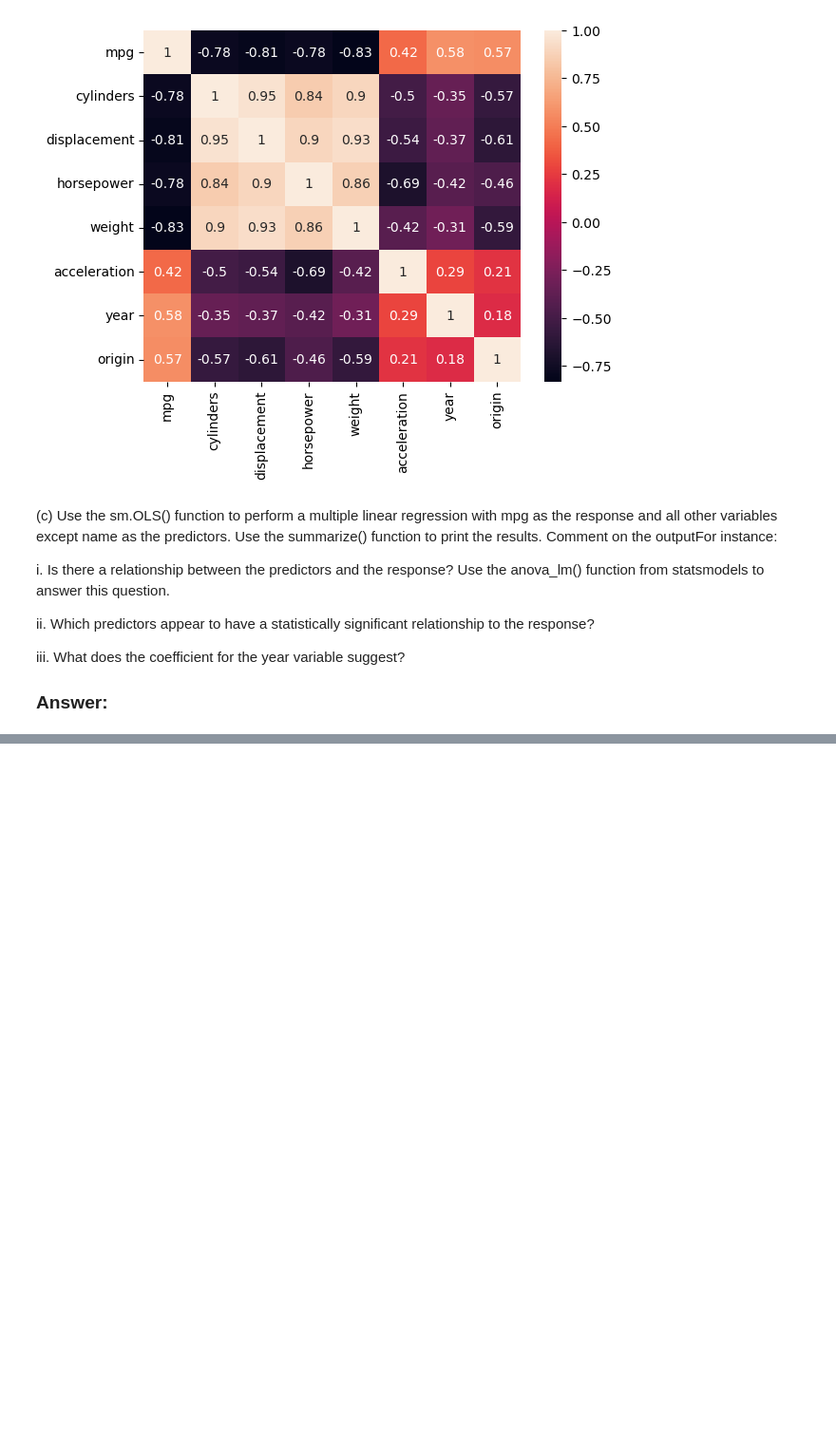
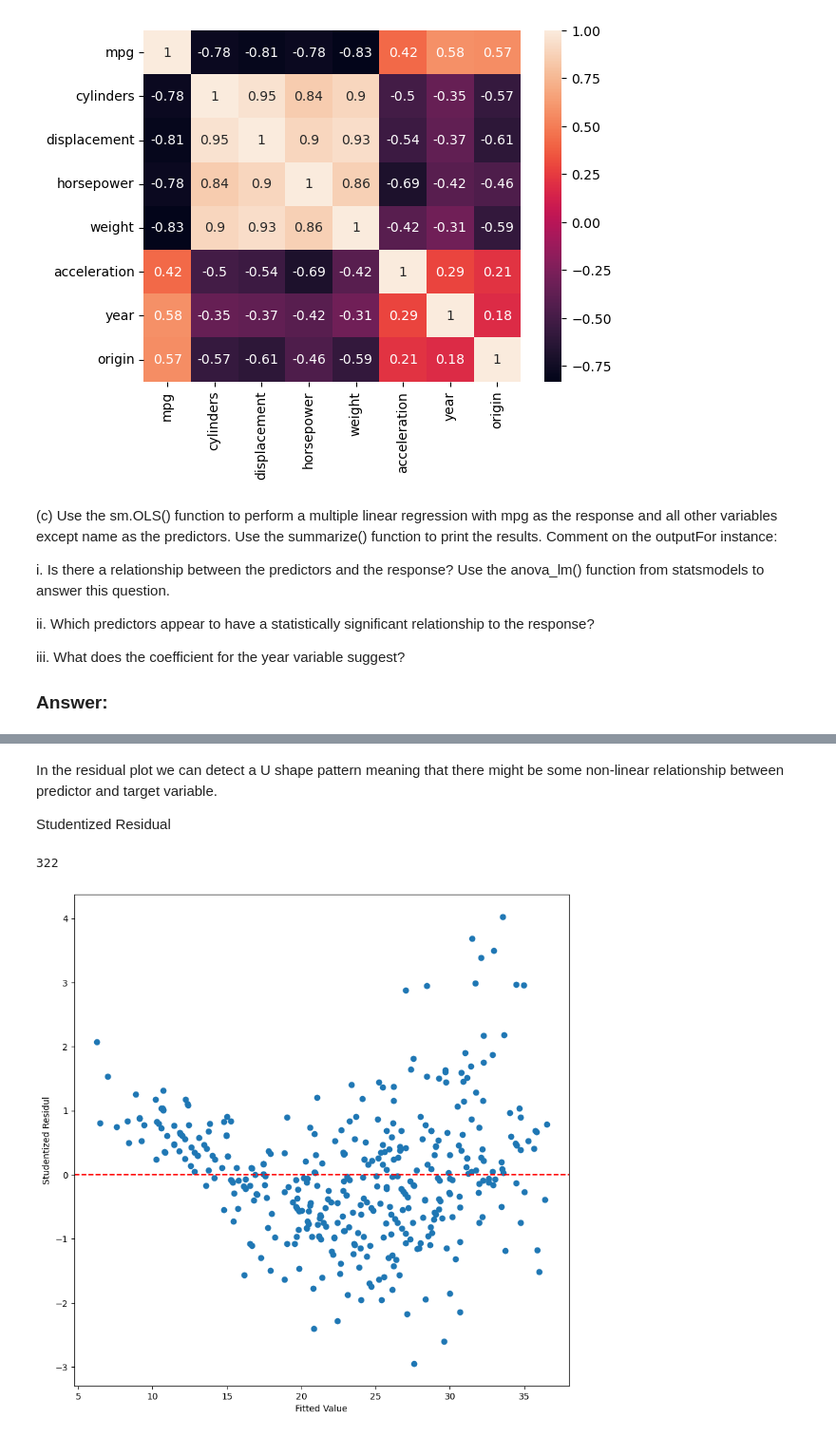
Before and after one commit to ki94mach/ISLP-Exercises, a Jupyter notebook: Chapter_03/Applied.ipynb, the cells around one changed output, grey strips where cells are left out. Shown at 95% size. Cells and saved outputs as stored; diff of their text form; code cells hidden in the pictures; blank space fills up the shorter version.

```diff
--- a/Chapter_03/Applied.ipynb
+++ b/Chapter_03/Applied.ipynb
@@ -215,0 +227,15 @@ iii. The coefficient of year suggests that each year that is added, mpg increase
+# %% [markdown]
+In the residual plot we can detect a U shape pattern meaning that there might be some non-linear relationship between predictor and target variable.
+
+Studentized Residual
+# %%
+fig, ax = plt.subplots(figsize=(10, 10))
+studentized_resid = results.outlier_test().iloc[:, 0]
+ax.scatter(results.fittedvalues, studentized_resid)
+ax.axhline(0, color='red', ls='--')
+ax.set_xlabel('Fitted Value')
+ax.set_ylabel('Studentized Residul')
+results.outlier_test().iloc[:, 0].idxmax()
+# %% [output]
+322
+[figure, added]
```
Also changed, not shown: parts of 12 cells of this notebook, 1 other file.
